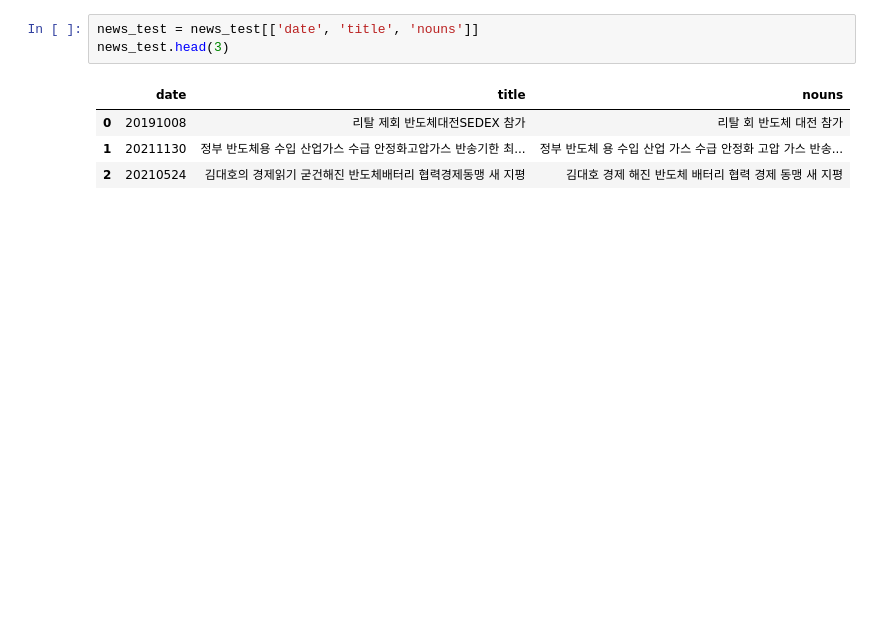
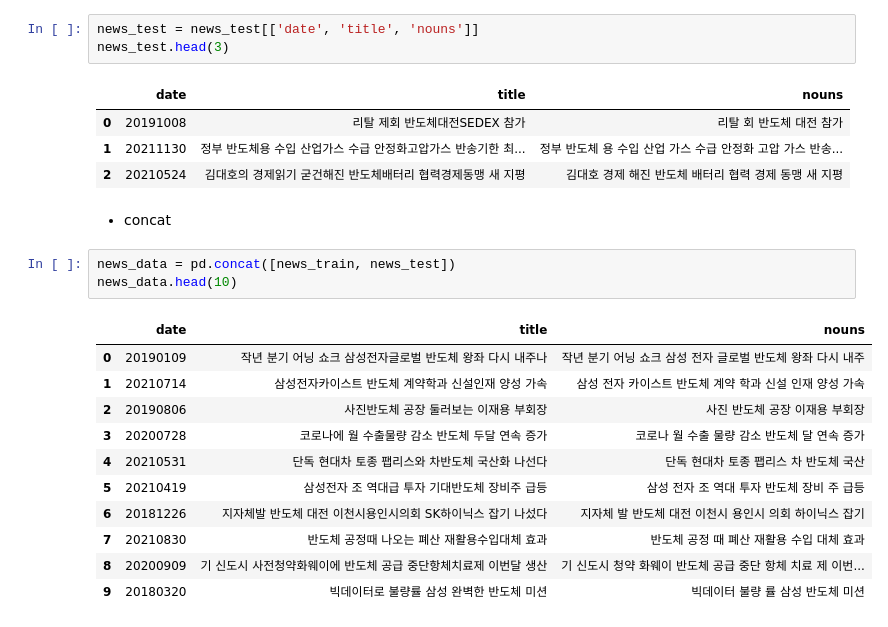
Before and after one commit to youngai1112/HK_Project, a Jupyter notebook: 7_자연어처리/05_labeling_ver1.ipynb, the cells around one changed output. Drawn from its saved outputs; the diff is of its cells as text; blank space fills up the shorter version.

```diff
--- a/7_자연어처리/05_labeling_ver1.ipynb
+++ b/7_자연어처리/05_labeling_ver1.ipynb
@@ -76,3 +76,20 @@ news_test.head(3)
 | 0 | 20191008 | 리탈 제회 반도체대전SEDEX 참가 | 리탈 회 반도체 대전 참가 |
 | 1 | 20211130 | 정부 반도체용 수입 산업가스 수급 안정화고압가스 반송기한 최... | 정부 반도체 용 수입 산업 가스 수급 안정화 고압 가스 반송... |
 | 2 | 20210524 | 김대호의 경제읽기 굳건해진 반도체배터리 협력경제동맹 새 지평 | 김대호 경제 해진 반도체 배터리 협력 경제 동맹 새 지평 |
+# %% [markdown]
+- concat
+# %%
+news_data = pd.concat([news_train, news_test])
+news_data.head(10)
+# %% [output]
+|  | date | title | nouns |
+| 0 | 20190109 | 작년 분기 어닝 쇼크 삼성전자글로벌 반도체 왕좌 다시 내주나 | 작년 분기 어닝 쇼크 삼성 전자 글로벌 반도체 왕좌 다시 내주 |
+| 1 | 20210714 | 삼성전자카이스트 반도체 계약학과 신설인재 양성 가속 | 삼성 전자 카이스트 반도체 계약 학과 신설 인재 양성 가속 |
+| 2 | 20190806 | 사진반도체 공장 둘러보는 이재용 부회장 | 사진 반도체 공장 이재용 부회장 |
+| 3 | 20200728 | 코로나에 월 수출물량 감소 반도체 두달 연속 증가 | 코로나 월 수출 물량 감소 반도체 달 연속 증가 |
+| 4 | 20210531 | 단독 현대차 토종 팹리스와 차반도체 국산화 나선다 | 단독 현대차 토종 팹리스 차 반도체 국산 |
+| 5 | 20210419 | 삼성전자 조 역대급 투자 기대반도체 장비주 급등 | 삼성 전자 조 역대 투자 반도체 장비 주 급등 |
+| 6 | 20181226 | 지자체발 반도체 대전 이천시용인시의회 SK하이닉스 잡기 나섰다 | 지자체 발 반도체 대전 이천시 용인시 의회 하이닉스 잡기 |
+| 7 | 20210830 | 반도체 공정때 나오는 폐산 재활용수입대체 효과 | 반도체 공정 때 폐산 재활용 수입 대체 효과 |
+| 8 | 20200909 | 기 신도시 사전청약화웨이에 반도체 공급 중단항체치료제 이번달 생산 | 기 신도시 청약 화웨이 반도체 공급 중단 항체 치료 제 이번... |
+| 9 | 20180320 | 빅데이터로 불량률 삼성 완벽한 반도체 미션 | 빅데이터 불량 률 삼성 반도체 미션 |
```
Also changed, not shown: parts of 9 cells of this notebook.
